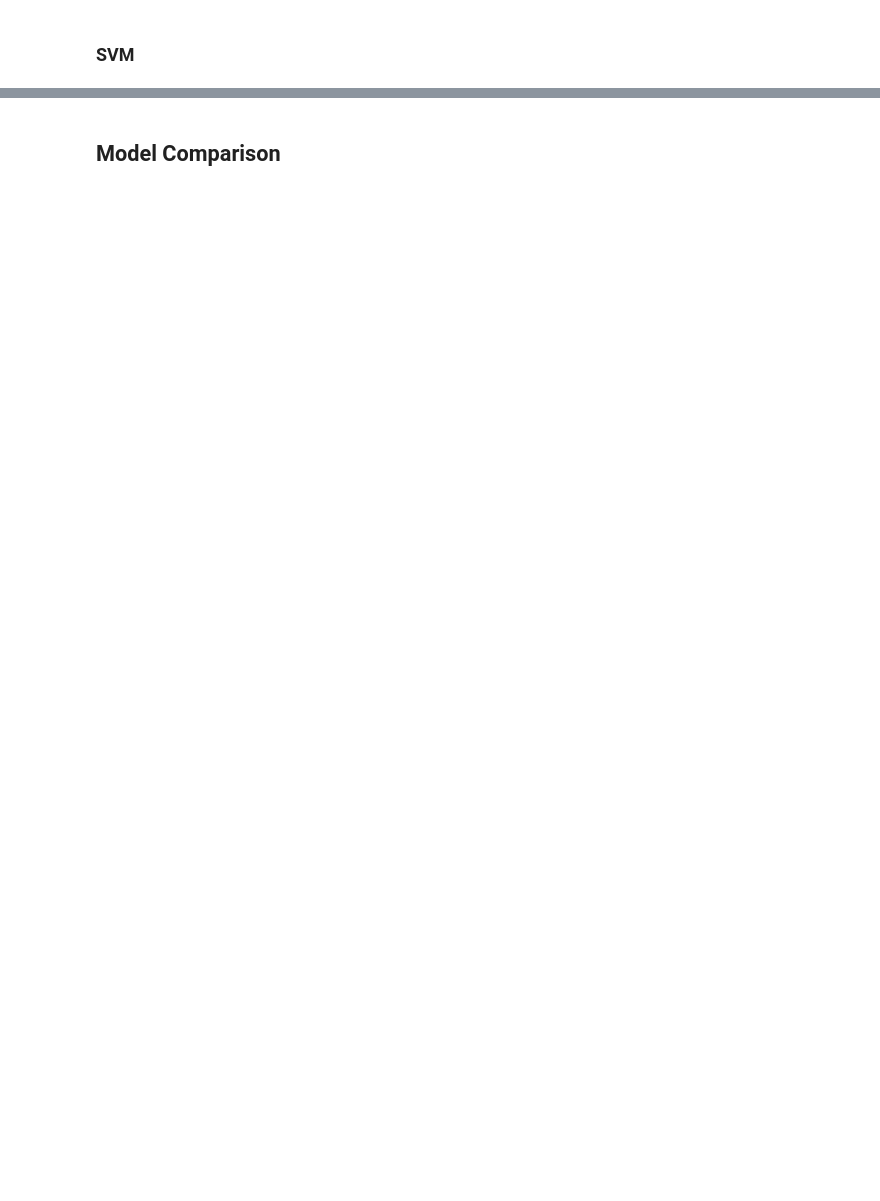
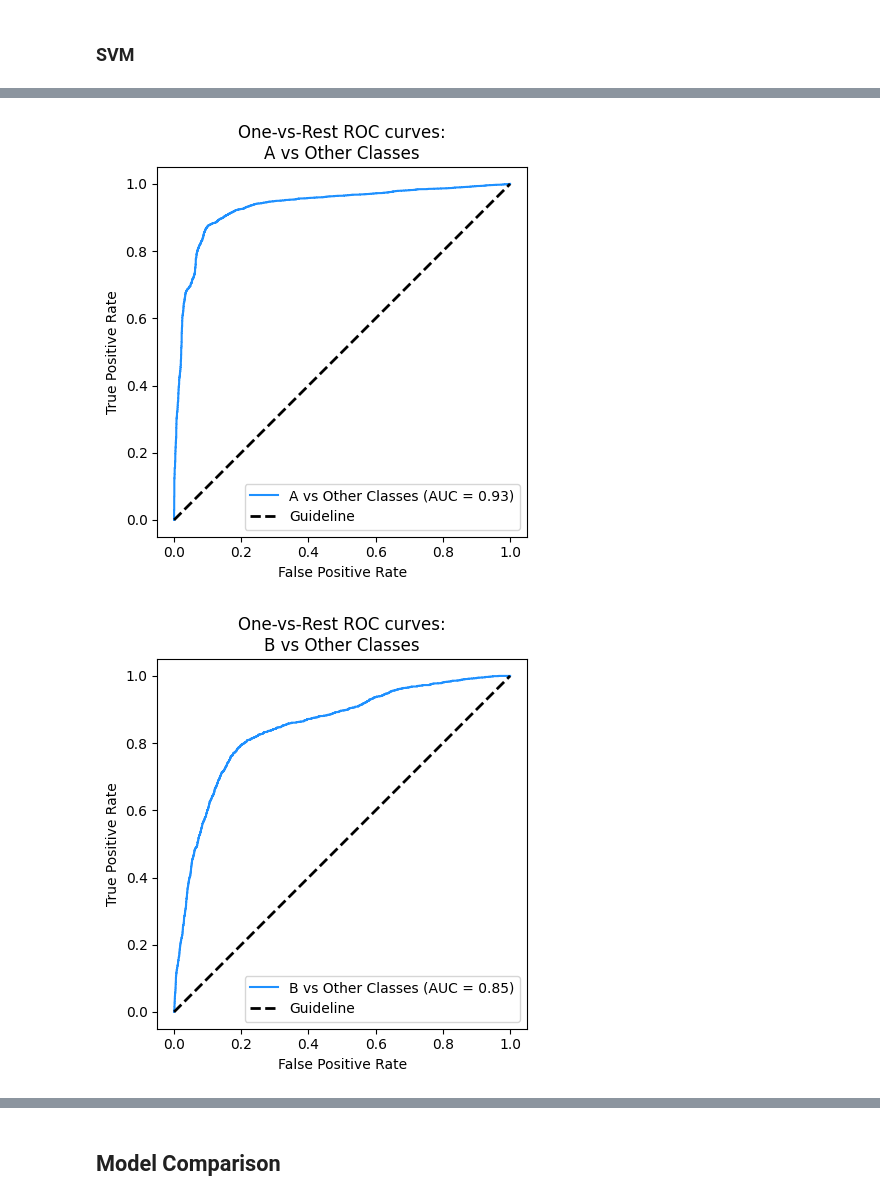
Before and after one commit to tzt775/restaurant-violations, a Jupyter notebook: NYC Restaurant Inspections - Modelling.ipynb, the cells around one changed output, grey strips where cells are left out. Saved outputs shown, nothing was run; the diff lists cells and outputs as text; code cells hidden in the pictures; blank space fills up the shorter version.

```diff
--- a/NYC Restaurant Inspections - Modelling.ipynb
+++ b/NYC Restaurant Inspections - Modelling.ipynb
@@ -384,5 +424,5 @@ plot_roc_curve("C", rf_pred_prob)
 parameters = {'estimator__C': [0.1, 1, 10], 'estimator__kernel': ['poly', 'rbf']}
 svc = OneVsRestClassifier(SVC(random_state = SEED, probability = True))
 best_svc = GridSearchCV(svc, param_grid = parameters, cv = kfold)
-best_svc.fit(X_resample, y_resample["GRADE"])
+best_svc.fit(X_resample, y_resample)
 best_svc.best_params_
@@ -397,4 +443,7 @@ svc_auc
 # %%
-plot_roc_curve("A", svc_pred_prob)
-plot_roc_curve("B", svc_pred_prob)
-plot_roc_curve("C", svc_pred_prob)
+plot_roc_curve("A", svc_pred_prob, "svc")
+plot_roc_curve("B", svc_pred_prob, "svc")
+plot_roc_curve("C", svc_pred_prob, "svc")
+# %% [output]
+[figure, added]
+[figure, added]
```
Also changed, not shown: parts of 25 cells of this notebook.
